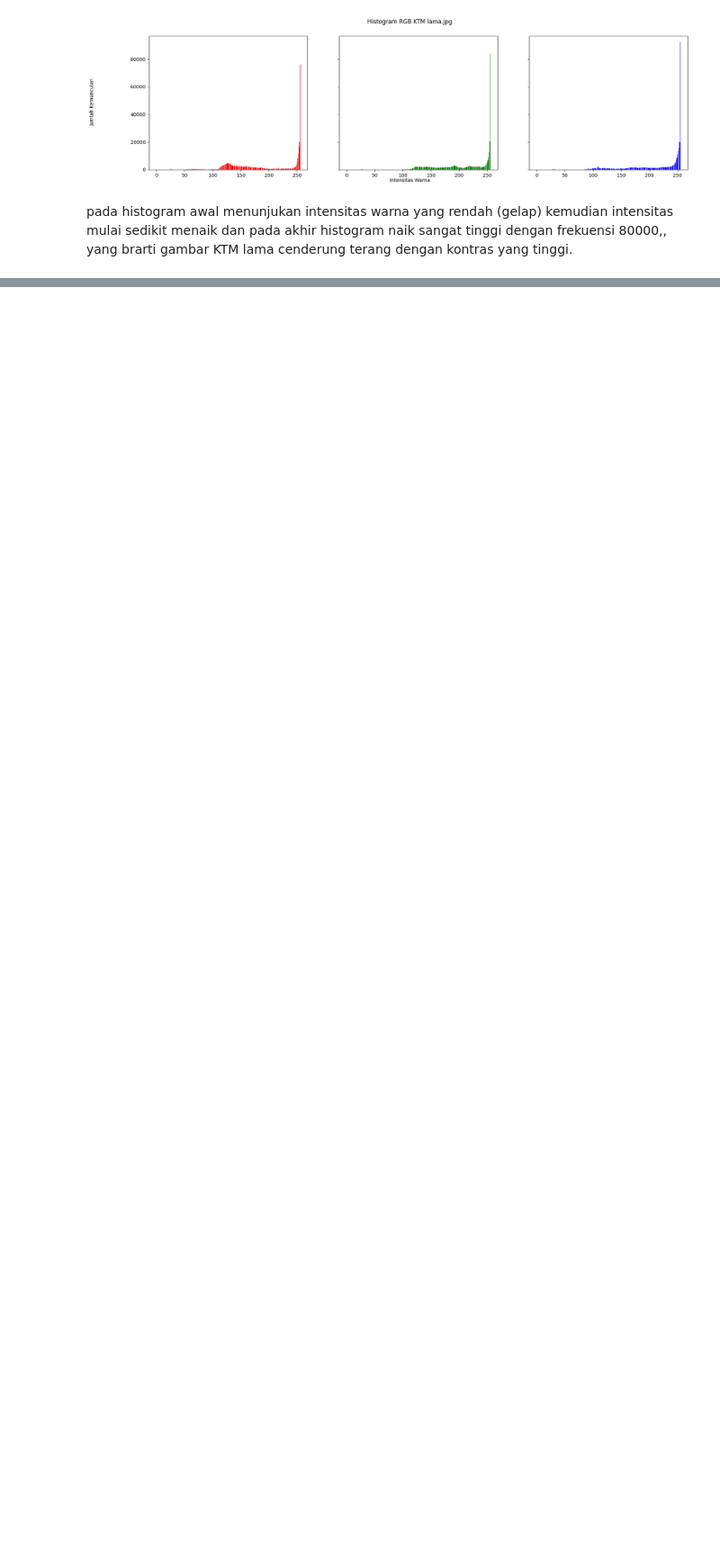
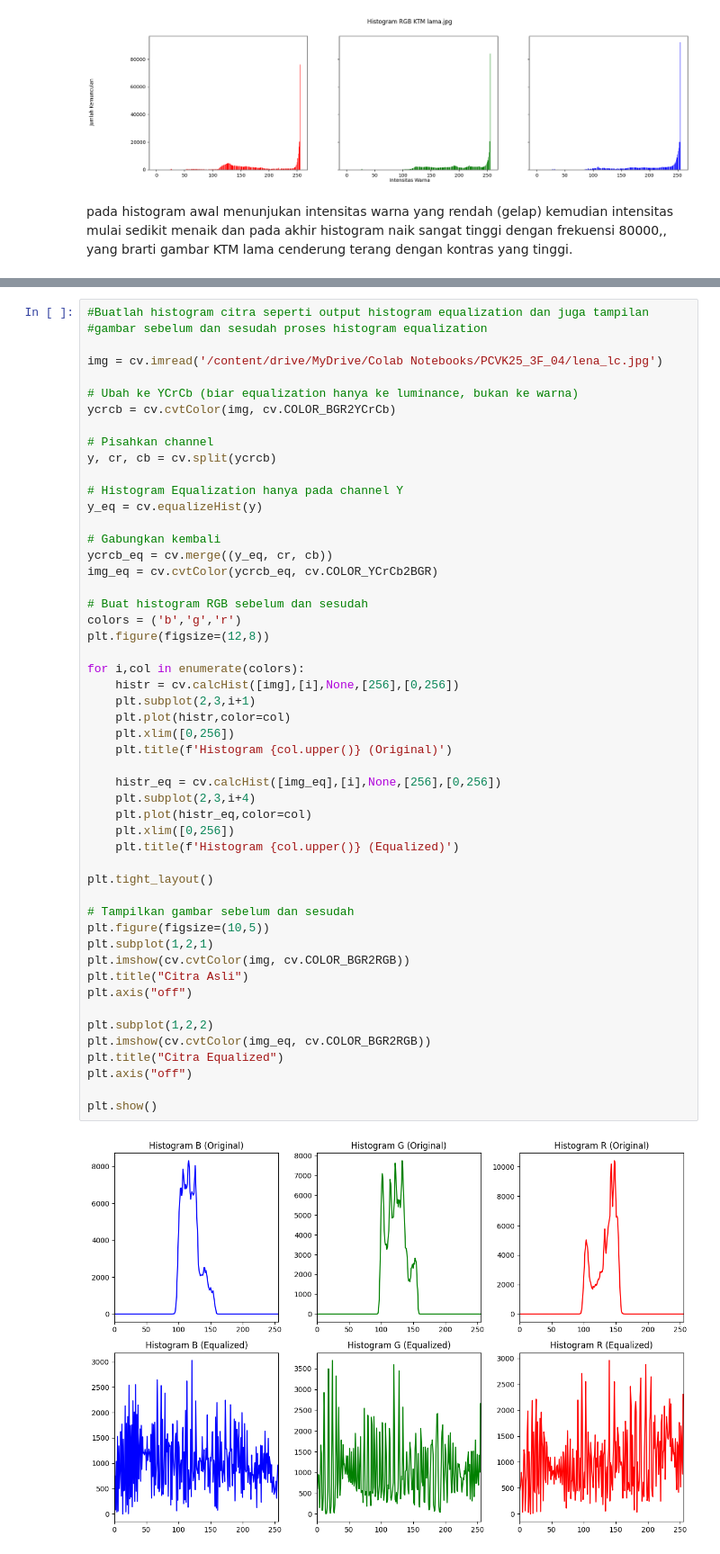
Before and after one commit to AlvinAditiya117/PCVK25_3F_04, a Jupyter notebook: Week5_04.ipynb, the cells around one changed output, grey strips where cells are left out. Shown at 90% size. Saved outputs shown, nothing was run; the diff lists cells and outputs as text; blank space fills up the shorter version.

Commit message:
P5_D-2 Percobaan Histogram Equalization_04

```diff
--- a/Week5_04.ipynb
+++ b/Week5_04.ipynb
@@ -125,0 +128,53 @@ pada histogram awal menunjukan intensitas warna yang rendah (gelap) kemudian int
+# %%
+#Buatlah histogram citra seperti output histogram equalization dan juga tampilan
+#gambar sebelum dan sesudah proses histogram equalization
+
+img = cv.imread('/content/drive/MyDrive/Colab Notebooks/PCVK25_3F_04/lena_lc.jpg')
+
+# Ubah ke YCrCb (biar equalization hanya ke luminance, bukan ke warna)
+ycrcb = cv.cvtColor(img, cv.COLOR_BGR2YCrCb)
+
+# Pisahkan channel
+y, cr, cb = cv.split(ycrcb)
+
+# Histogram Equalization hanya pada channel Y
+y_eq = cv.equalizeHist(y)
+
+# Gabungkan kembali
+ycrcb_eq = cv.merge((y_eq, cr, cb))
+img_eq = cv.cvtColor(ycrcb_eq, cv.COLOR_YCrCb2BGR)
+
+# Buat histogram RGB sebelum dan sesudah
+colors = ('b','g','r')
+plt.figure(figsize=(12,8))
+
+for i,col in enumerate(colors):
+    histr = cv.calcHist([img],[i],None,[256],[0,256])
+    plt.subplot(2,3,i+1)
+    plt.plot(histr,color=col)
+    plt.xlim([0,256])
+    plt.title(f'Histogram {col.upper()} (Original)')
+
+    histr_eq = cv.calcHist([img_eq],[i],None,[256],[0,256])
+    plt.subplot(2,3,i+4)
+    plt.plot(histr_eq,color=col)
+    plt.xlim([0,256])
+    plt.title(f'Histogram {col.upper()} (Equalized)')
+
+plt.tight_layout()
+
+# Tampilkan gambar sebelum dan sesudah
+plt.figure(figsize=(10,5))
+plt.subplot(1,2,1)
+plt.imshow(cv.cvtColor(img, cv.COLOR_BGR2RGB))
+plt.title("Citra Asli")
+plt.axis("off")
+
+plt.subplot(1,2,2)
+plt.imshow(cv.cvtColor(img_eq, cv.COLOR_BGR2RGB))
+plt.title("Citra Equalized")
+plt.axis("off")
+
+plt.show()
+# %% [output]
+[figure, added]
```
Also changed, not shown: parts of 5 cells of this notebook.
